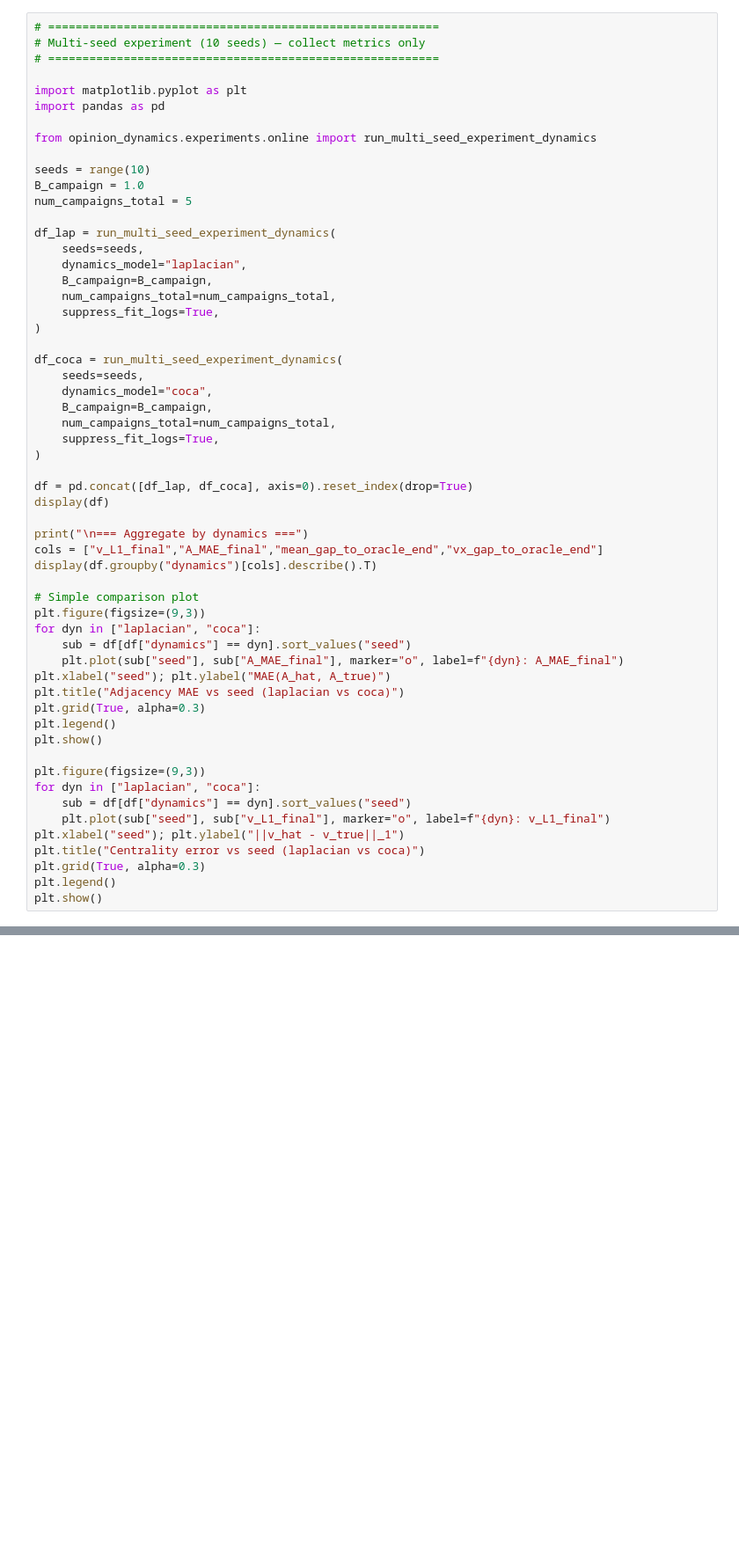
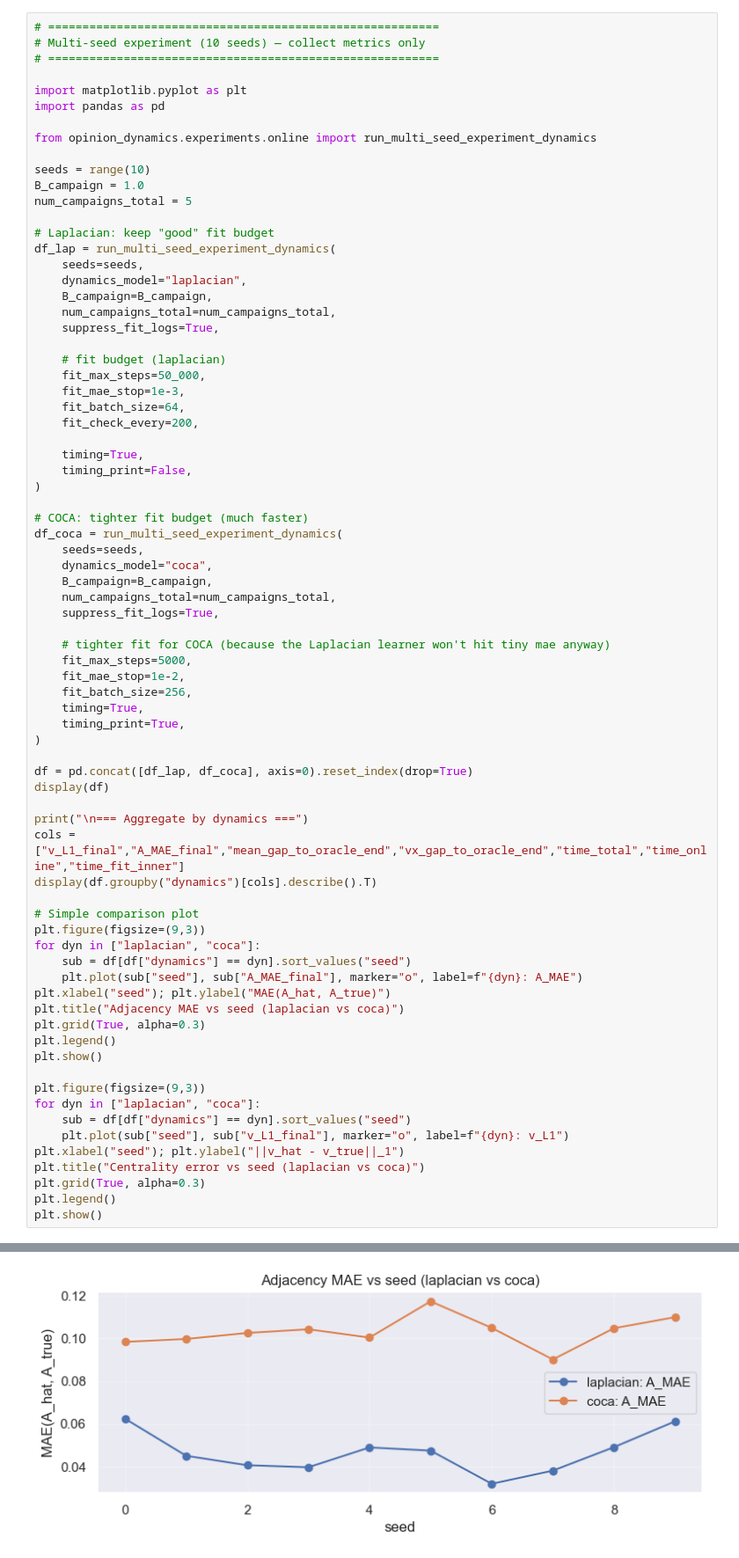
Before and after one commit to mariusdgm/unknown_graph_networks, a Jupyter notebook: opinion_dynamics/experiments/test_multiseed_coca.ipynb, the cells around one changed output, grey strips where cells are left out. Shown at 88% size. Cells and saved outputs as stored; diff of their text form; blank space fills up the shorter version.

Commit message:
multiseed coca experiment

```diff
--- a/opinion_dynamics/experiments/test_multiseed_coca.ipynb
+++ b/opinion_dynamics/experiments/test_multiseed_coca.ipynb
@@ -51,34 +76,52 @@ seeds = range(10)
 B_campaign = 1.0
 num_campaigns_total = 5
 
+# Laplacian: keep "good" fit budget
 df_lap = run_multi_seed_experiment_dynamics(
     seeds=seeds,
     dynamics_model="laplacian",
     B_campaign=B_campaign,
     num_campaigns_total=num_campaigns_total,
     suppress_fit_logs=True,
+
+    # fit budget (laplacian)
+    fit_max_steps=50_000,
+    fit_mae_stop=1e-3,
+    fit_batch_size=64,
+    fit_check_every=200,
+
+    timing=True,
+    timing_print=False,
 )
 
+# COCA: tighter fit budget (much faster)
 df_coca = run_multi_seed_experiment_dynamics(
     seeds=seeds,
     dynamics_model="coca",
     B_campaign=B_campaign,
     num_campaigns_total=num_campaigns_total,
     suppress_fit_logs=True,
+
+    # tighter fit for COCA (because the Laplacian learner won't hit tiny mae anyway)
+    fit_max_steps=5000,
+    fit_mae_stop=1e-2,
+    fit_batch_size=256,
+    timing=True,
+    timing_print=True,
 )
 
 df = pd.concat([df_lap, df_coca], axis=0).reset_index(drop=True)
 display(df)
 
 print("\n=== Aggregate by dynamics ===")
-cols = ["v_L1_final","A_MAE_final","mean_gap_to_oracle_end","vx_gap_to_oracle_end"]
+cols = ["v_L1_final","A_MAE_final","mean_gap_to_oracle_end","vx_gap_to_oracle_end","time_total","time_online","time_fit_inner"]
 display(df.groupby("dynamics")[cols].describe().T)
 
 # Simple comparison plot
 plt.figure(figsize=(9,3))
 for dyn in ["laplacian", "coca"]:
     sub = df[df["dynamics"] == dyn].sort_values("seed")
-    plt.plot(sub["seed"], sub["A_MAE_final"], marker="o", label=f"{dyn}: A_MAE_final")
+    plt.plot(sub["seed"], sub["A_MAE_final"], marker="o", label=f"{dyn}: A_MAE")
 plt.xlabel("seed"); plt.ylabel("MAE(A_hat, A_true)")
 plt.title("Adjacency MAE vs seed (laplacian vs coca)")
 plt.grid(True, alpha=0.3)
@@ -88,7 +131,7 @@ plt.show()
 plt.figure(figsize=(9,3))
 for dyn in ["laplacian", "coca"]:
     sub = df[df["dynamics"] == dyn].sort_values("seed")
-    plt.plot(sub["seed"], sub["v_L1_final"], marker="o", label=f"{dyn}: v_L1_final")
+    plt.plot(sub["seed"], sub["v_L1_final"], marker="o", label=f"{dyn}: v_L1")
 plt.xlabel("seed"); plt.ylabel("||v_hat - v_true||_1")
 plt.title("Centrality error vs seed (laplacian vs coca)")
 plt.grid(True, alpha=0.3)
@@ -105,0 +187 @@ KeyboardInterrupt:
+[figure, added]
```
Also changed, not shown: parts of 5 cells of this notebook, 3 other files.
